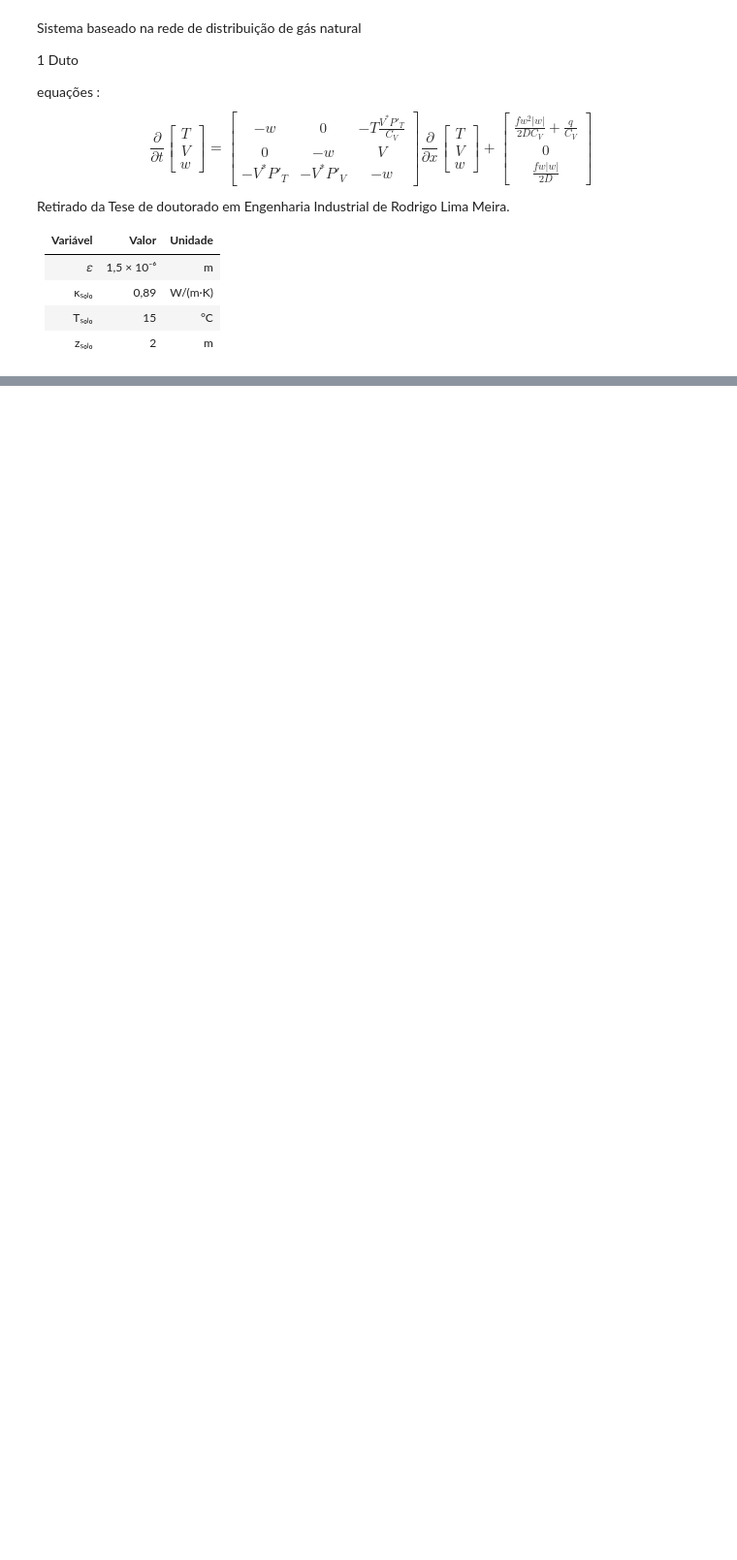
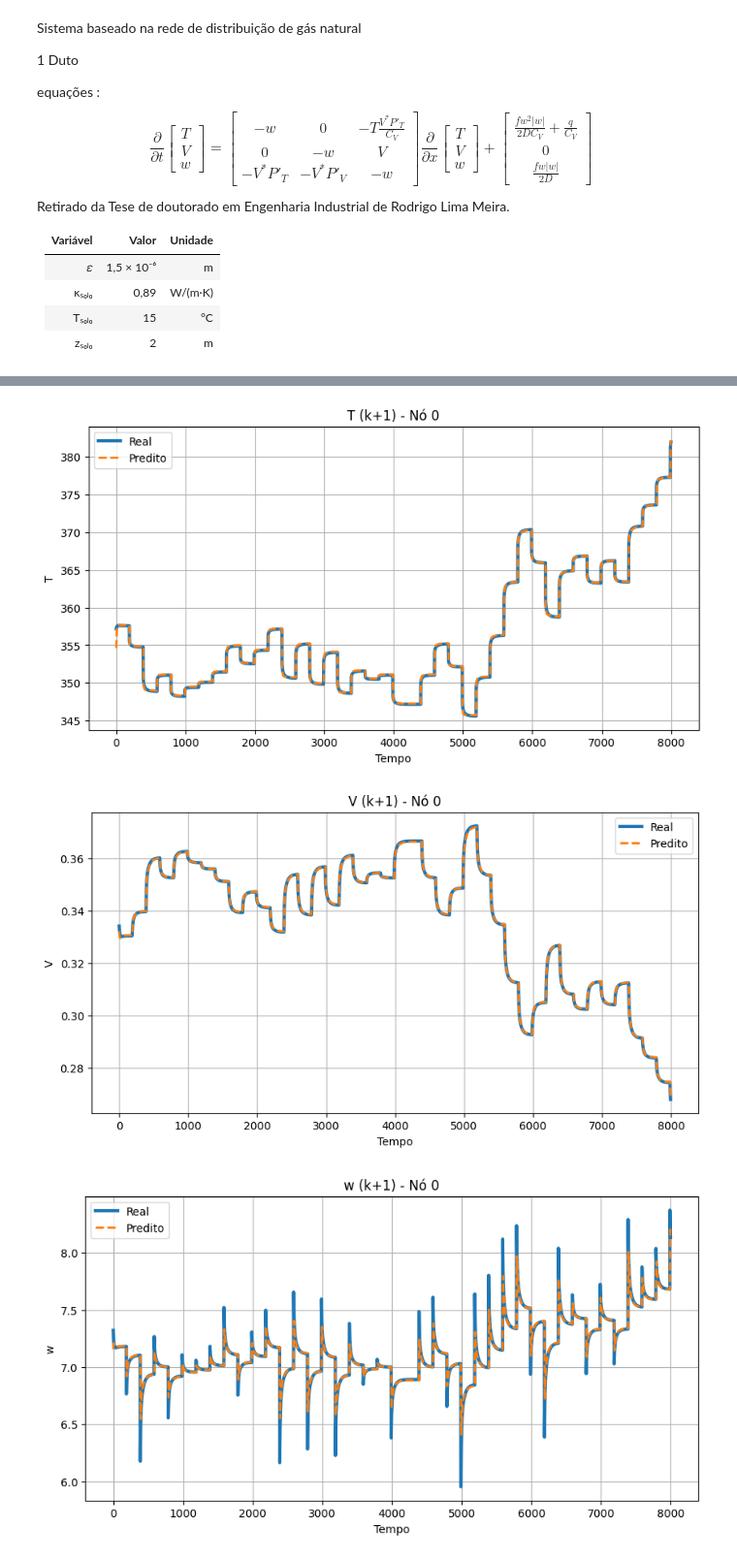
Before and after one commit to MMatheusB/UFBA, a Jupyter notebook: Duto_Rede_de_gas/PSE_NE_2025/RNN_1_Duto.ipynb, the cells around one changed output, grey strips where cells are left out. Shown at 97% size. Cells and saved outputs as stored; diff of their text form; code cells hidden in the pictures; blank space fills up the shorter version.

```diff
--- a/Duto_Rede_de_gas/PSE_NE_2025/RNN_1_Duto.ipynb
+++ b/Duto_Rede_de_gas/PSE_NE_2025/RNN_1_Duto.ipynb
@@ -266,7 +266,7 @@ t_sim = np.linspace(0, n_steps * dt, n_steps)
 y_sol = np.zeros((n_steps, len(y0)))
 
 sim = SimuladorDuto(meu_sistema)
-resultados = sim.run(y0, z0, u0, 30, 200, sequencia_rot, dt)
+resultados = sim.run(y0, z0, u0, 20, 200, sequencia_rot, dt)
 sim.plotar()
 # %%
 from statsmodels.tsa.stattools import acf
@@ -397,2 +345,2 @@ model.train_model(dt = 300, train_loader= train_loader, epochs=100, T_norm, V_no
-# %%
-model.train_model(dt = 300, train_loader= train_loader, epochs=100)
+# %%
+model.train_model(dt = 300, train_loader= train_loader, epochs=10)
@@ -398,0 +358,2 @@ model.train_model(dt = 300, train_loader= train_loader, epochs=100)
+# %%
+model.train_model(dt = 300, train_loader= train_loader, epochs=30)
@@ -399,35 +378,63 @@ model.train_model(dt = 300, train_loader= train_loader, epochs=100)
 # %%
 import torch
-import numpy as np
 import matplotlib.pyplot as plt
 
 model.eval()
 
+frac = 0.20
+N = int(len(x_train) * frac)
+
+x_test = x_train[:N]
+y_test = y_train[:N]
+
 with torch.no_grad():
-    pred = model(x_train.to(model.device))
+    pred = model(x_test.to(model.device)).cpu().numpy()
 
-pred = pred.cpu().numpy()
-y_true = y_train.cpu().numpy()
+y_true = y_test.numpy()
 
-n_points = 21  # número de nós
+# =====================================================
+# Plot
+# =====================================================
 
-# pega nó 0 ao longo do tempo
-pred_no0 = pred[::n_points]
-y_no0 = y_true[::n_points]
+n_points = 21
+
+# nó desejado
+node = 0
+
+pred_no = pred[node::n_points]
+true_no = y_true[node::n_points]
 
 nomes = ["T", "V", "w", "P", "m"]
 
-for var in range(5):
+for passo in [0, 1]:
 
-    plt.figure(figsize=(10,5))
+    offset = passo * 5
 
-    plt.plot(y_no0[:, var], label="Real", linewidth=3)
-    plt.plot(pred_no0[:, var], '--', label="Predito", linewidth=2)
+    for i, nome in enumerate(nomes):
 
-    plt.title(f"{nomes[var]} no nó 10")
-    plt.xlabel("Tempo")
-    plt.ylabel(nomes[var])
-    plt.legend()
-    plt.grid()
+        plt.figure(figsize=(10,5))
 
-    plt.show()
+        plt.plot(
+            true_no[:, offset+i],
+            label="Real",
+            linewidth=3
+        )
+
+        plt.plot(
+            pred_no[:, offset+i],
+            "--",
+            label="Predito",
+            linewidth=2
+        )
+
+        plt.title(f"{nome} (k+{passo+1}) - Nó {node}")
+        plt.xlabel("Tempo")
+        plt.ylabel(nome)
+        plt.grid(True)
+        plt.legend()
+
+        plt.show()
+# %% [output]
+[figure, added]
+[figure, added]
+[figure, added]
```
Also changed, not shown: parts of 10 cells of this notebook, 2 other files.
